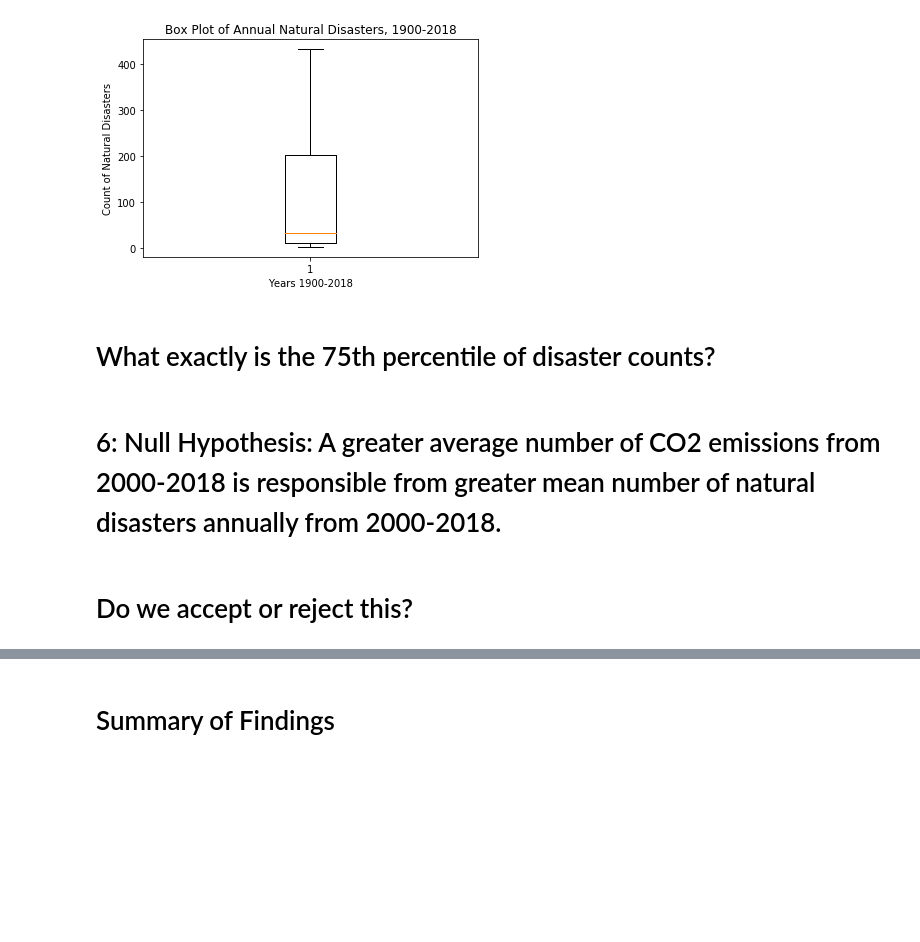
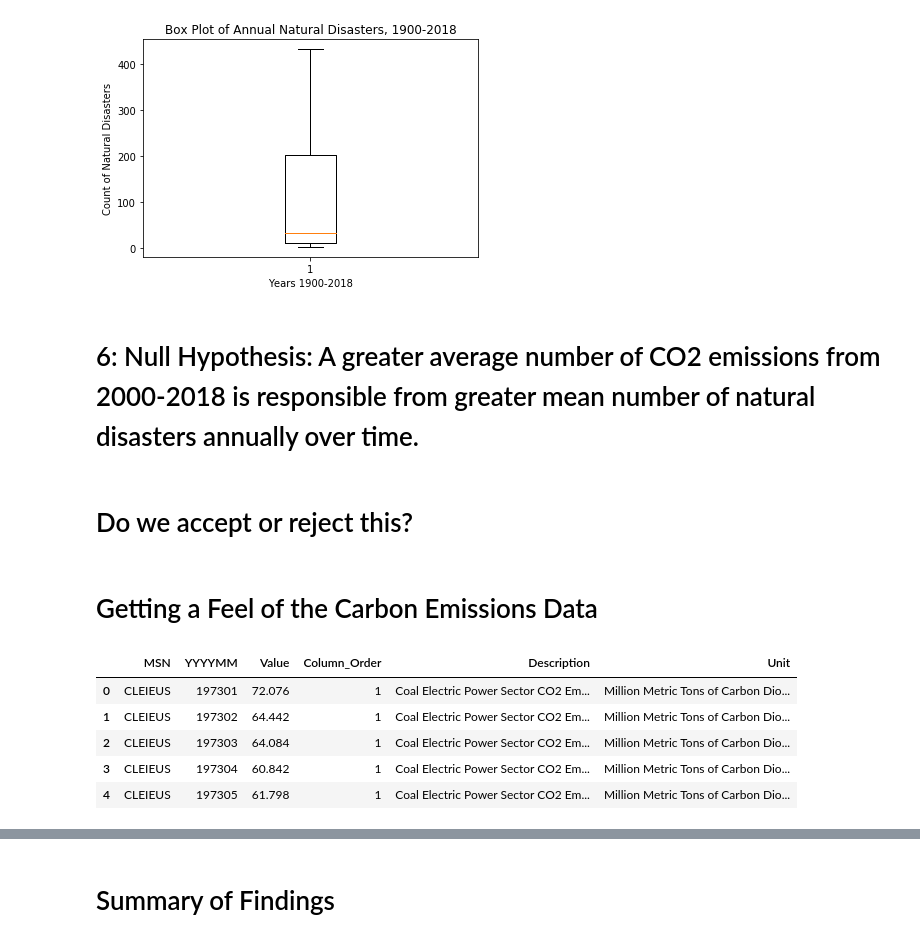
Before and after one commit to UPstartDeveloper/climate-change-analysis, a Jupyter notebook: analysis.ipynb, the cells around one changed output, grey strips where cells are left out. Cells and saved outputs as stored; diff of their text form; code cells hidden in the pictures; blank space fills up the shorter version.

```diff
--- a/analysis.ipynb
+++ b/analysis.ipynb
@@ -330,9 +330,18 @@ plt.xlabel("Years 1900-2018")
 plt.show()
 # %% [output]
 [figure]
-# %% [markdown]
-# What exactly is the 75th percentile of disaster counts?
 # %% [markdown]
-# 6: Null Hypothesis: A greater average number of CO2 emissions from 2000-2018 is responsible from greater mean number of natural disasters annually from 2000-2018.
+# 6: Null Hypothesis: A greater average number of CO2 emissions from 2000-2018 is responsible from greater mean number of natural disasters annually over time.
 # %% [markdown]
 # Do we accept or reject this?
+# %% [markdown]
+# Getting a Feel of the Carbon Emissions Data
+# %%
+carbon_df.head()
+# %% [output]
+|  | MSN | YYYYMM | Value | Column_Order | Description | Unit |
+| 0 | CLEIEUS | 197301 | 72.076 | 1 | Coal Electric Power Sector CO2 Em... | Million Metric Tons of Carbon Dio... |
+| 1 | CLEIEUS | 197302 | 64.442 | 1 | Coal Electric Power Sector CO2 Em... | Million Metric Tons of Carbon Dio... |
+| 2 | CLEIEUS | 197303 | 64.084 | 1 | Coal Electric Power Sector CO2 Em... | Million Metric Tons of Carbon Dio... |
+| 3 | CLEIEUS | 197304 | 60.842 | 1 | Coal Electric Power Sector CO2 Em... | Million Metric Tons of Carbon Dio... |
+| 4 | CLEIEUS | 197305 | 61.798 | 1 | Coal Electric Power Sector CO2 Em... | Million Metric Tons of Carbon Dio... |
```
Also changed, not shown: parts of 6 cells of this notebook.
